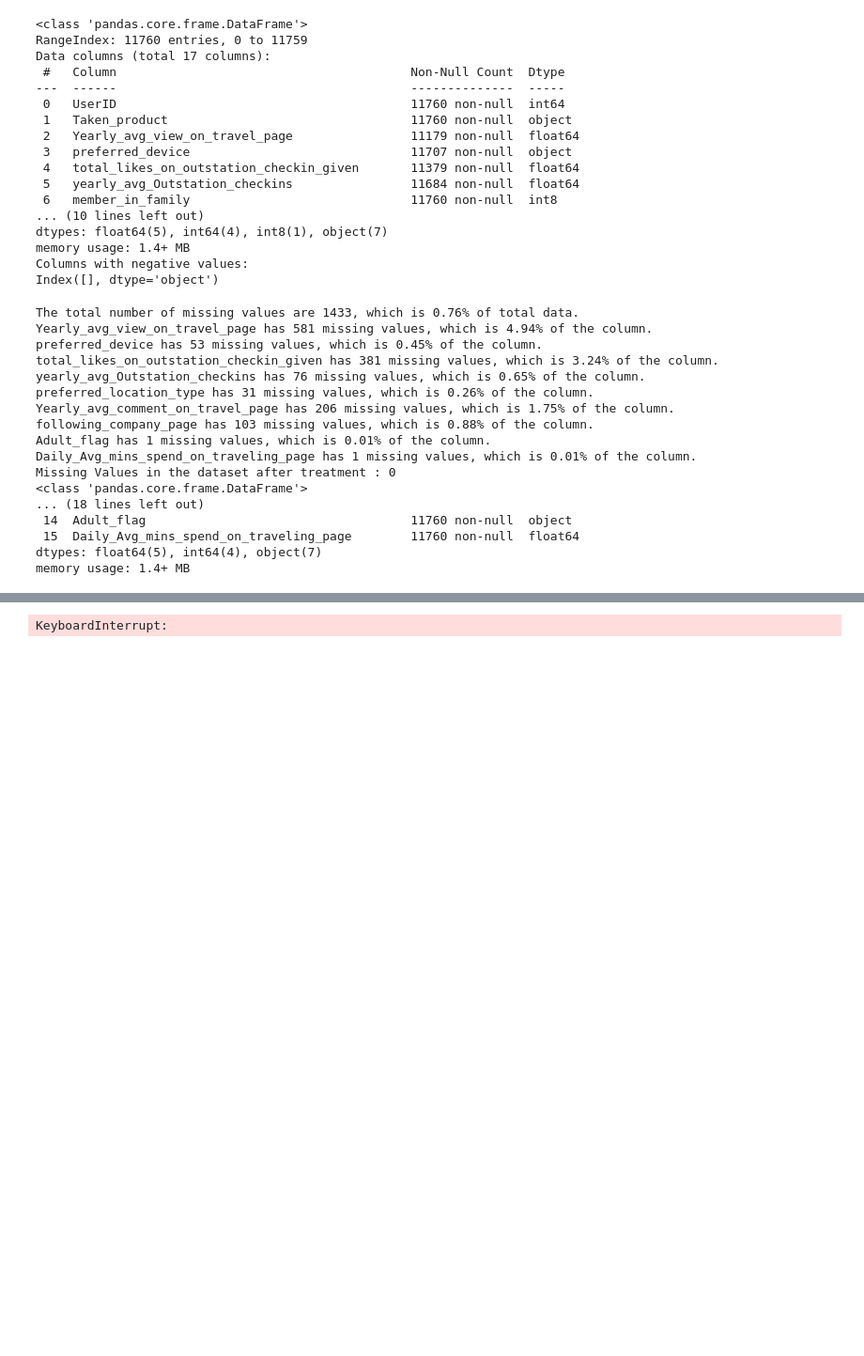
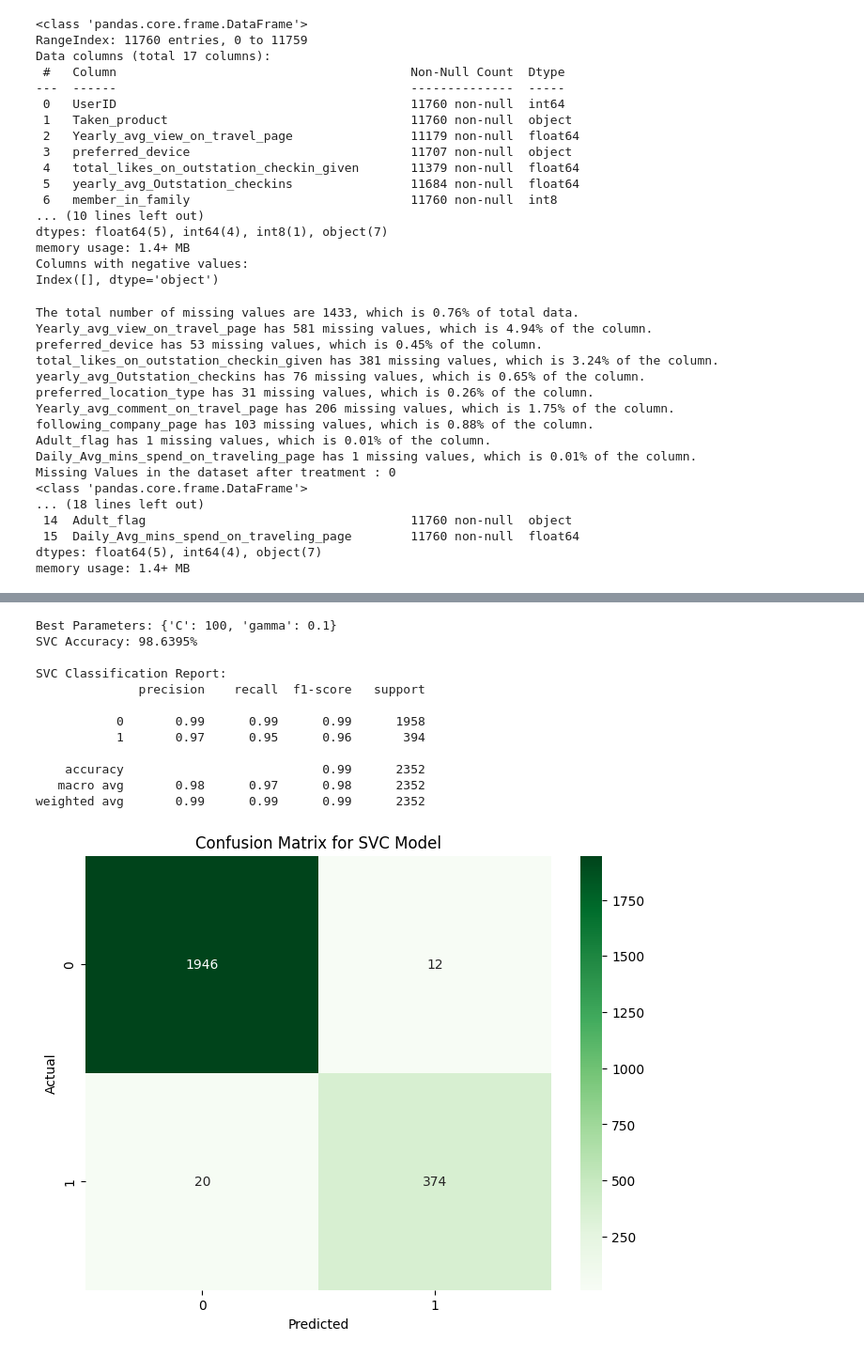
Before and after one commit to MilkJJ/6006CEM-MACHINE-LEARNING, a Jupyter notebook: ticket classification.ipynb, the cells around one changed output, grey strips where cells are left out. Shown at 94% size. Cells and saved outputs as stored; diff of their text form; code cells hidden in the pictures; blank space fills up the shorter version.

```diff
--- a/ticket classification.ipynb
+++ b/ticket classification.ipynb
@@ -321,29 +327,40 @@ evaluate_model('XGB', xgb_model, X_test, y_test)
 # %%
+from sklearn.svm import SVC
+
+# Support Vector Classification
+
 param_grid = {
-    'C': [0.1, 1, 10, 100],             # Regularization parameter
-    'kernel': ['linear', 'rbf', 'poly'],  # Kernel type
-    'gamma': ['scale', 'auto', 0.1, 0.01],  # Kernel coefficient for 'rbf' and 'poly'
-    'degree': [2, 3, 4],                  # Degree of the polynomial kernel
-    'coef0': [0.0, 1.0, 2.0]              # Independent term in the kernel function
+    'C': [0.1, 1, 10, 100],  # Regularization parameter
+    'gamma': ['scale', 'auto', 0.1, 0.01],
 }
-# Linear Models:
-#Support Vector Machines
-grid_search = GridSearchCV(estimator=SVC(), param_grid=param_grid, cv=5)
+
+
+# Apply Grid Search for Hyperparameter Tuning
+grid_search = GridSearchCV(SVC(random_state=42), param_grid, cv=5)
 grid_search.fit(X_train, y_train)
 
 # Get the best parameters
 best_params = grid_search.best_params_
 print("Best Parameters:", best_params)
 
-# Without para
-svm_classifier = SVC()
+# Initialize SVC
+svm_classifier = SVC(**best_params)
+
+# Train the model
 svm_classifier.fit(X_train, y_train)
 evaluate_model('SVC', svm_classifier, X_test, y_test)
-
-# With best para
-svm_classifier = SVC(**best_params)
-svm_classifier.fit(X_train, y_train)
-evaluate_model('SVC', svm_classifier, X_test, y_test)
 # %% [output]
-KeyboardInterrupt:
+Best Parameters: {'C': 100, 'gamma': 0.1}
+SVC Accuracy: 98.6395%
+
+SVC Classification Report:
+              precision    recall  f1-score   support
+
+           0       0.99      0.99      0.99      1958
+           1       0.97      0.95      0.96       394
+
+    accuracy                           0.99      2352
+   macro avg       0.98      0.97      0.98      2352
+weighted avg       0.99      0.99      0.99      2352
+[figure, added]
 # %%
```
Also changed, not shown: parts of 10 cells of this notebook.
